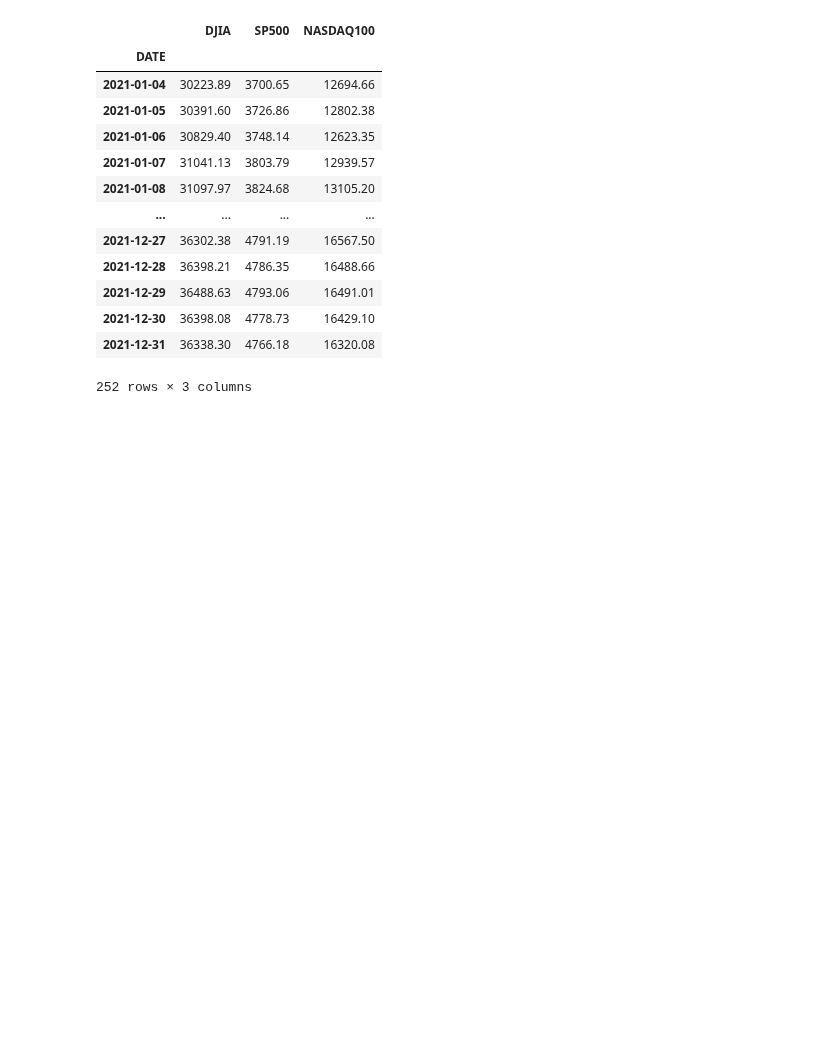
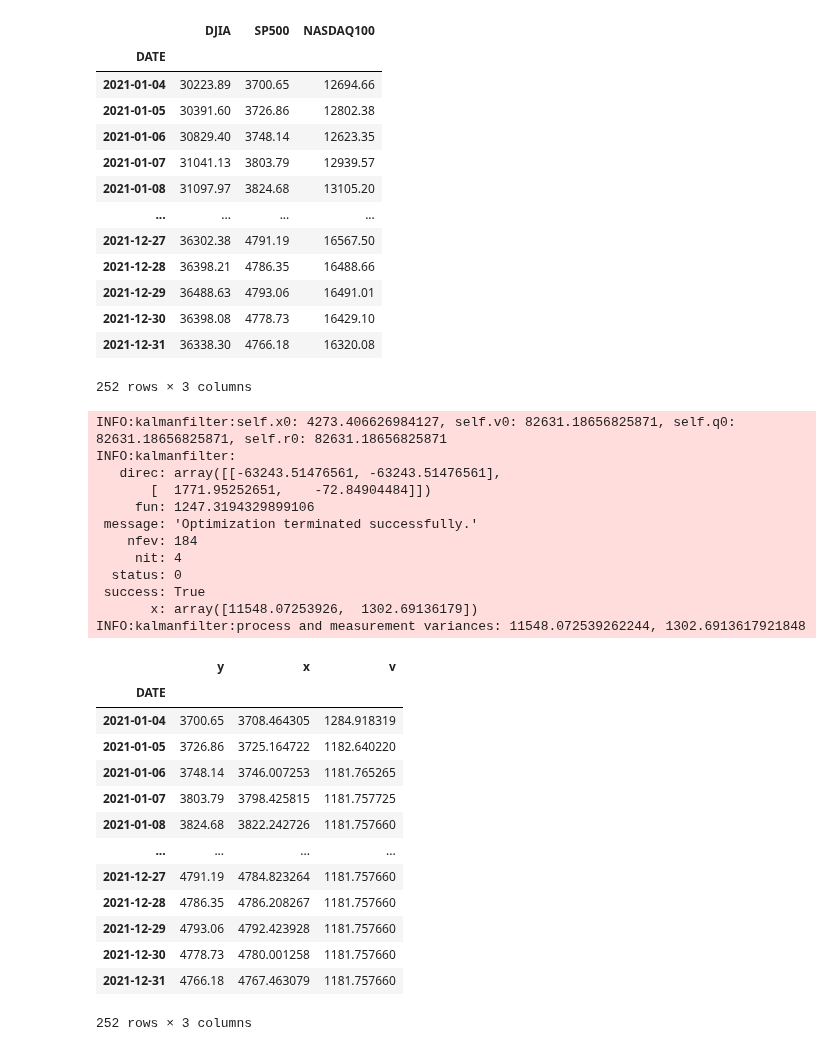
Before and after one commit to dceoy/jupyter-time-series-pocs, a Jupyter notebook: test_kalmanfilter.ipynb, the cells around one changed output. Saved outputs shown, nothing was run; the diff lists cells and outputs as text; code cells hidden in the pictures; blank space fills up the shorter version.

```diff
--- a/test_kalmanfilter.ipynb
+++ b/test_kalmanfilter.ipynb
@@ -27,3 +29,34 @@ df_ufi
 | 2021-12-30 | 36398.08 | 4778.73 | 16429.10 |
 | 2021-12-31 | 36338.30 | 4766.18 | 16320.08 |
 252 rows × 3 columns
+# %%
+okf = OptimizedKalmanFilter(y=df_ufi.SP500, method='Powell', q_bound=(0, np.inf), r_bound=(0, np.inf), keep_history=False)
+df_fit = okf.filter()
+df_fit
+# %% [output]
+INFO:kalmanfilter:self.x0: 4273.406626984127, self.v0: 82631.18656825871, self.q0: 82631.18656825871, self.r0: 82631.18656825871
+INFO:kalmanfilter:
+   direc: array([[-63243.51476561, -63243.51476561],
+       [  1771.95252651,    -72.84904484]])
+     fun: 1247.3194329899106
+ message: 'Optimization terminated successfully.'
+    nfev: 184
+     nit: 4
+  status: 0
+ success: True
+       x: array([11548.07253926,  1302.69136179])
+INFO:kalmanfilter:process and measurement variances: 11548.072539262244, 1302.6913617921848
+|  | y | x | v |
+| DATE |  |  |  |
+| 2021-01-04 | 3700.65 | 3708.464305 | 1284.918319 |
+| 2021-01-05 | 3726.86 | 3725.164722 | 1182.640220 |
+| 2021-01-06 | 3748.14 | 3746.007253 | 1181.765265 |
+| 2021-01-07 | 3803.79 | 3798.425815 | 1181.757725 |
+| 2021-01-08 | 3824.68 | 3822.242726 | 1181.757660 |
+| ... | ... | ... | ... |
+| 2021-12-27 | 4791.19 | 4784.823264 | 1181.757660 |
+| 2021-12-28 | 4786.35 | 4786.208267 | 1181.757660 |
+| 2021-12-29 | 4793.06 | 4792.423928 | 1181.757660 |
+| 2021-12-30 | 4778.73 | 4780.001258 | 1181.757660 |
+| 2021-12-31 | 4766.18 | 4767.463079 | 1181.757660 |
+252 rows × 3 columns
```
Also changed, not shown: parts of 4 cells of this notebook, 1 other file.
